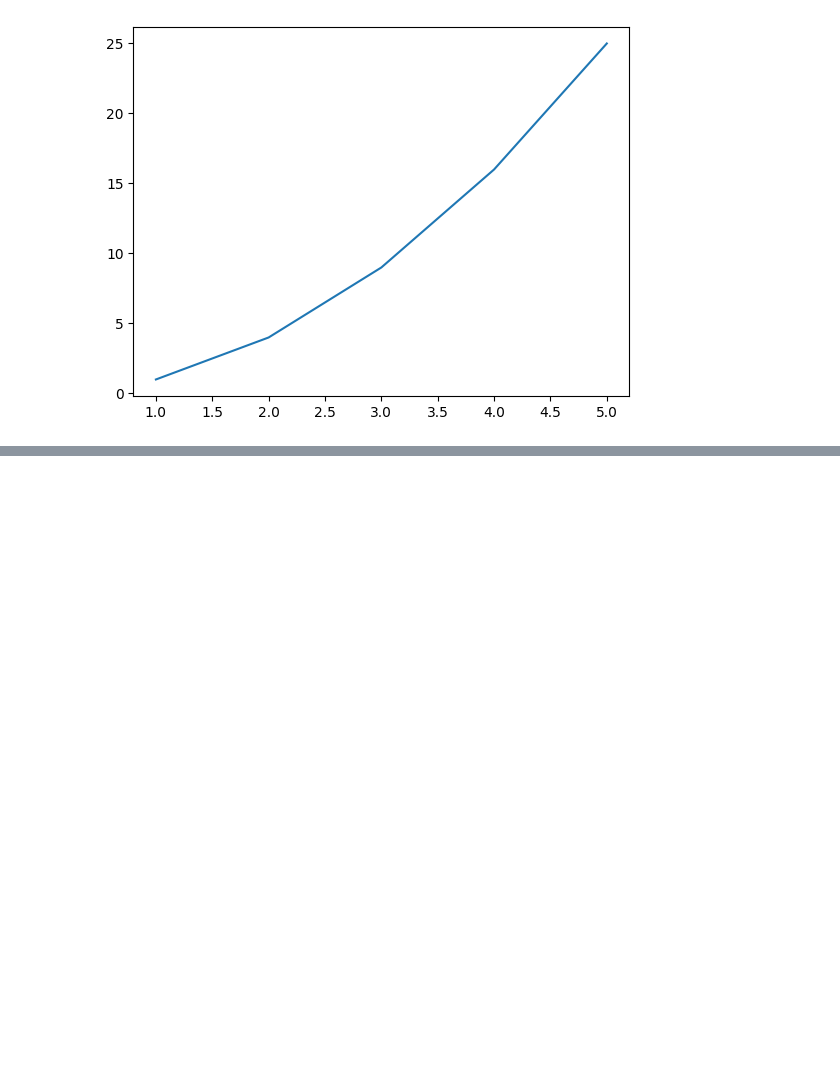
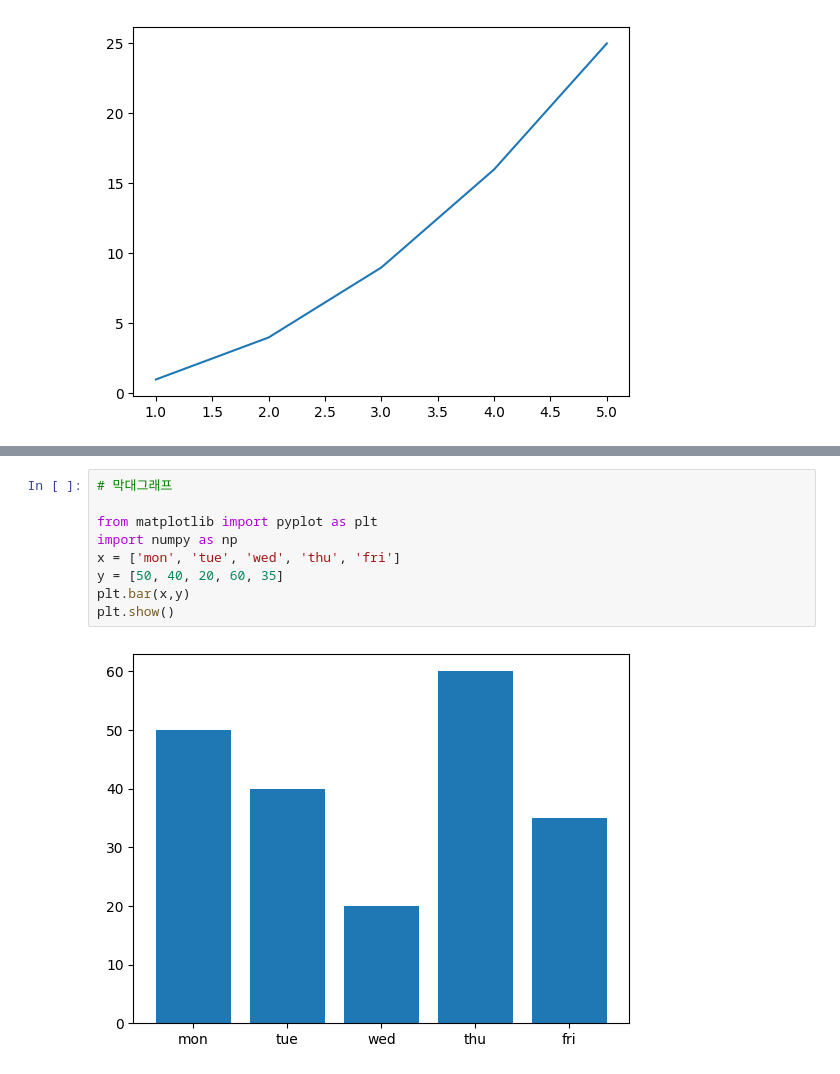
Before and after one commit to Ssseyoung/Bigdata, a Jupyter notebook: code/Day03.ipynb, the cells around one changed output, grey strips where cells are left out. Saved outputs shown, nothing was run; the diff lists cells and outputs as text; blank space fills up the shorter version.

```diff
--- a/code/Day03.ipynb
+++ b/code/Day03.ipynb
@@ -21,0 +50,11 @@ plt.show()
+# %%
+# 막대그래프
+
+from matplotlib import pyplot as plt
+import numpy as np
+x = ['mon', 'tue', 'wed', 'thu', 'fri']
+y = [50, 40, 20, 60, 35]
+plt.bar(x,y)
+plt.show()
+# %% [output]
+[figure, added]
```
Also changed, not shown: parts of 10 cells of this notebook, 1 other file.
